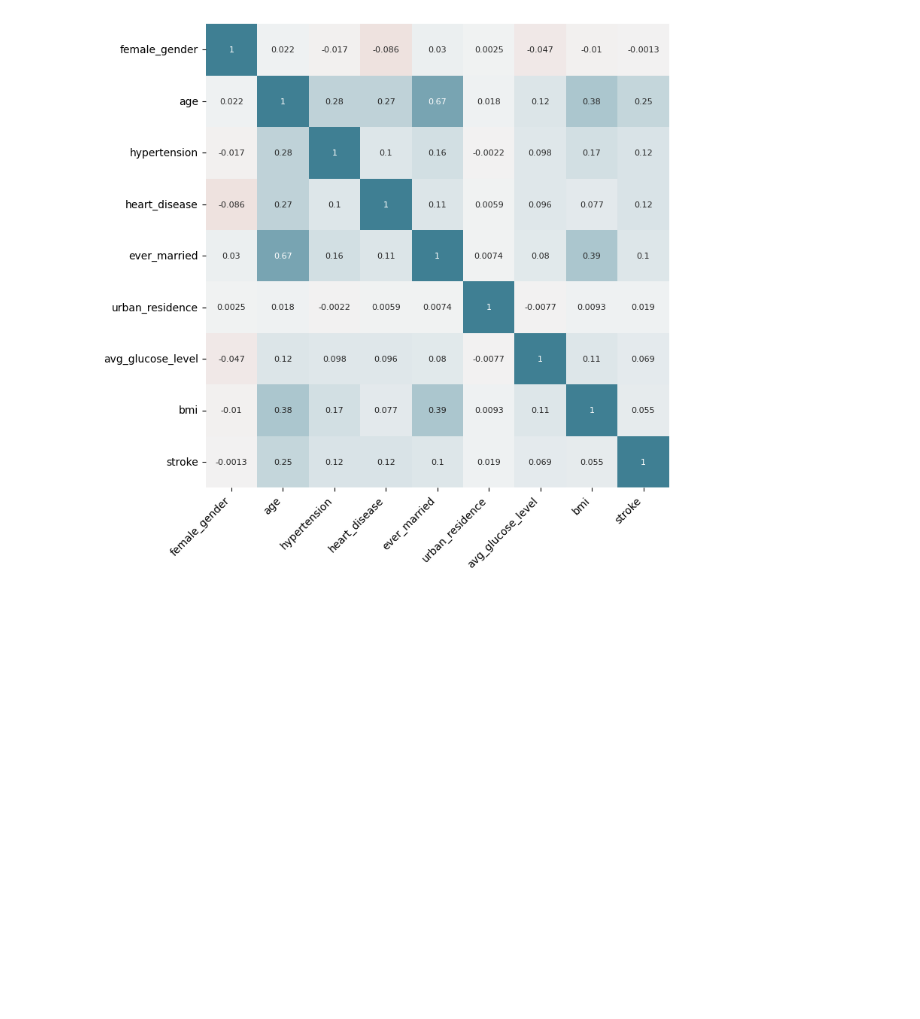
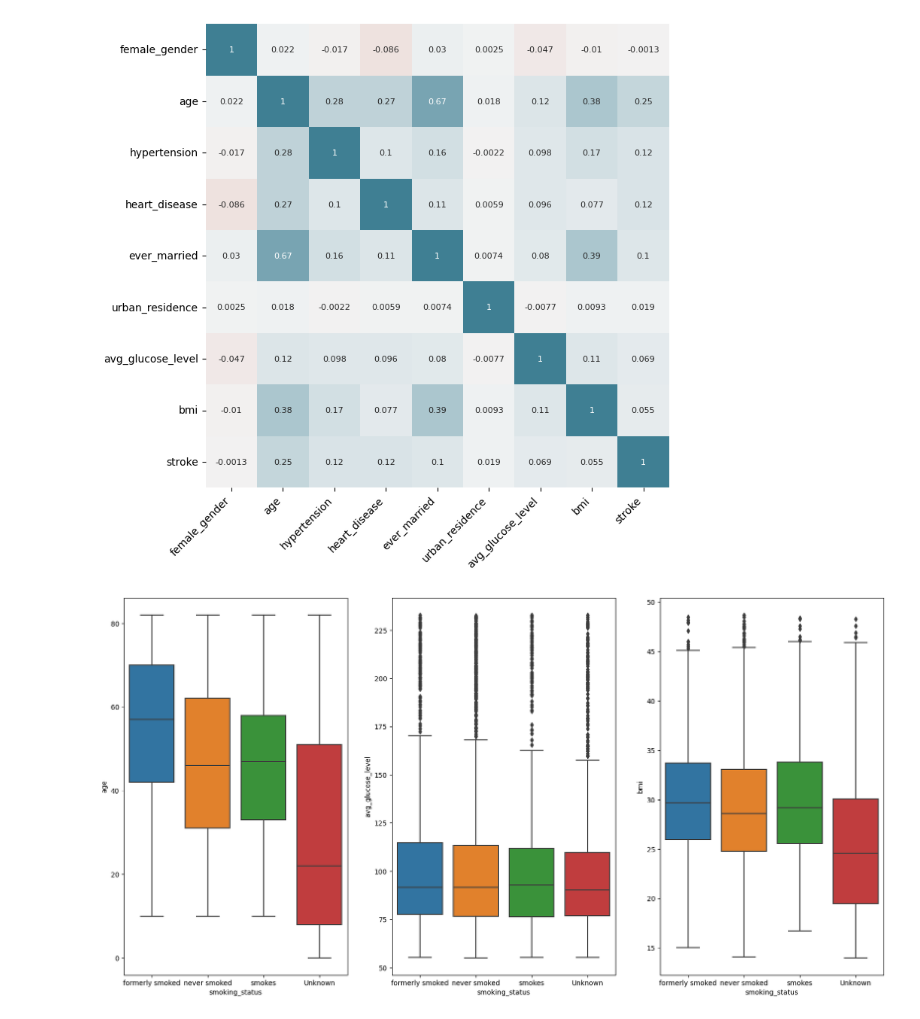
Before and after one commit to Factoria-F5-AI-Bootcamp-1-Edicion/Equipo_Rignon, a Jupyter notebook: Rignon.ipynb, the cells around one changed output. Saved outputs shown, nothing was run; the diff lists cells and outputs as text; code cells hidden in the pictures; blank space fills up the shorter version.

```diff
--- a/Rignon.ipynb
+++ b/Rignon.ipynb
@@ -365,3 +365,21 @@ ax.set_xticklabels(
 ax.tick_params(labelsize = 10)
 # %% [output]
 [figure]
+# %%
+fig, axs = plt.subplots(nrows=1, ncols=3, figsize=(20, 10))
+
+plt.subplot(1,3,1)
+sns.boxplot(x='smoking_status', y='age', data=df)
+plt.ylim()
+
+plt.subplot(1,3,2)
+sns.boxplot(x='smoking_status', y='avg_glucose_level', data=df)
+plt.ylim()
+
+plt.subplot(1,3,3)
+sns.boxplot(x='smoking_status', y='bmi', data=df)
+plt.ylim()
+
+plt.show()
+# %% [output]
+[figure, added]
```
Also changed, not shown: parts of 34 cells of this notebook.
